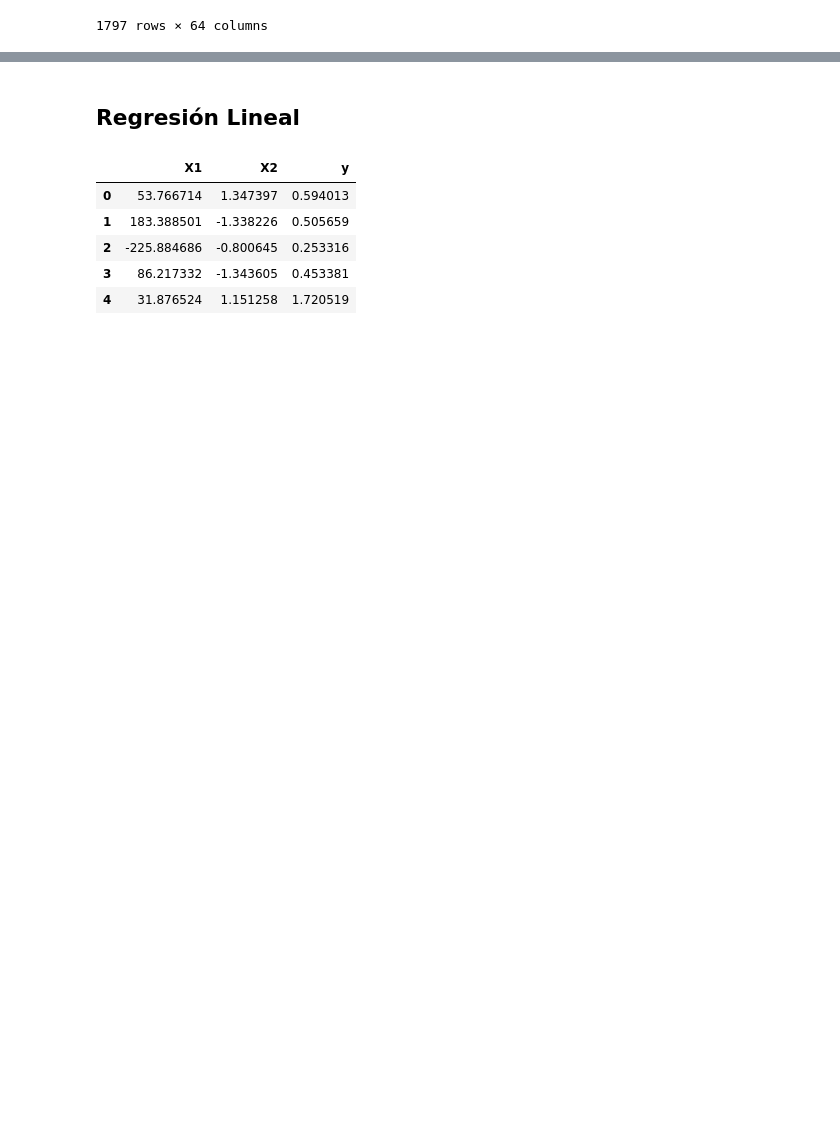
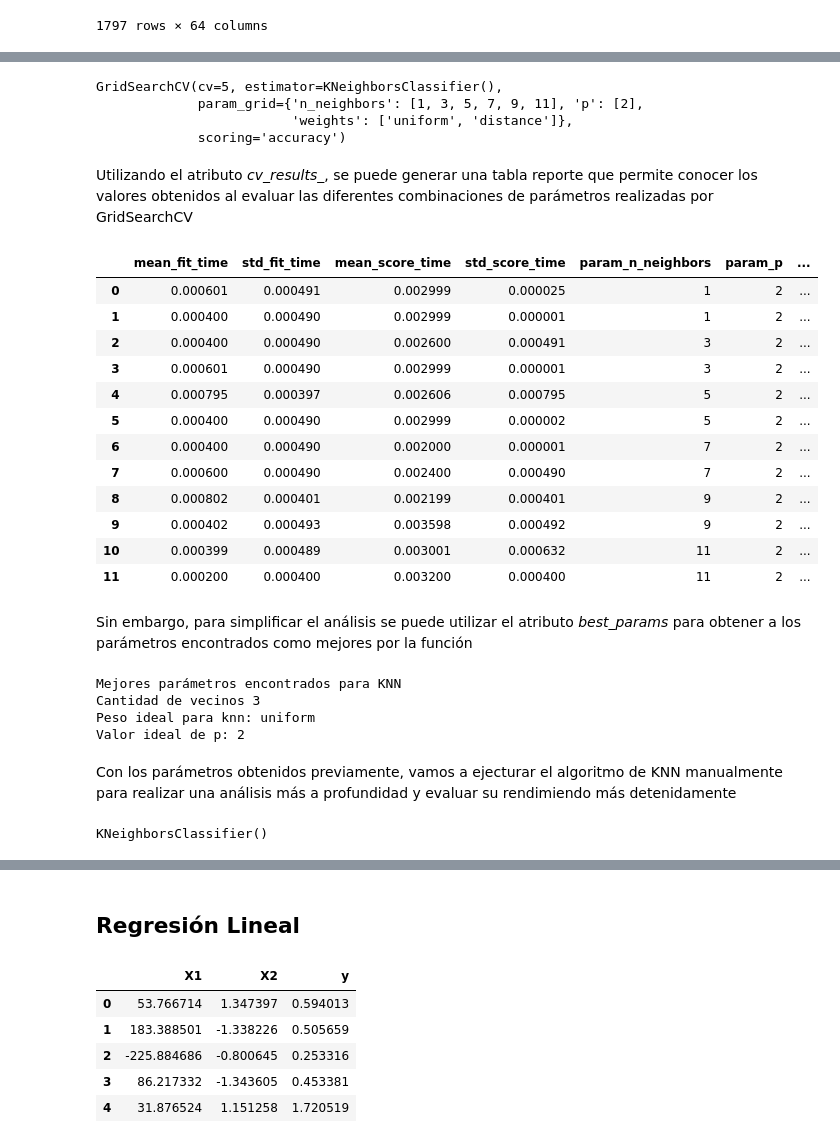
Before and after one commit to MonicaCabanas23/Clasificacion-y-Regresion-Lineal, a Jupyter notebook: Clasificacion_y_Regresion_Lineal.ipynb, the cells around one changed output, grey strips where cells are left out. Cells and saved outputs as stored; diff of their text form; code cells hidden in the pictures; blank space fills up the shorter version.

```diff
--- a/Clasificacion_y_Regresion_Lineal.ipynb
+++ b/Clasificacion_y_Regresion_Lineal.ipynb
@@ -120,0 +213,57 @@ data.describe()
+# %%
+# Using GridSearchCV to find the best hypermparameters
+parameters = {
+    'n_neighbors':[1,3,5,7,9,11],
+    'weights': ['uniform', 'distance'],
+    'p': [2]
+}
+grid =  GridSearchCV(knn,parameters,cv=5,scoring='accuracy')
+grid.fit(X_train, y_train)
+# %% [output]
+GridSearchCV(cv=5, estimator=KNeighborsClassifier(),
+             param_grid={'n_neighbors': [1, 3, 5, 7, 9, 11], 'p': [2],
+                         'weights': ['uniform', 'distance']},
+             scoring='accuracy')
+# %% [markdown]
+Utilizando el atributo _cv_results__, se puede generar una tabla reporte que permite conocer los valores obtenidos al evaluar las diferentes combinaciones de parámetros realizadas por GridSearchCV
+# %%
+analysis_grid = pd.DataFrame(grid.cv_results_)
+analysis_grid
+# %% [output]
+|  | mean_fit_time | std_fit_time | mean_score_time | std_score_time | param_n_neighbors | param_p | ... |
+| 0 | 0.000601 | 0.000491 | 0.002999 | 0.000025 | 1 | 2 | ... |
+| 1 | 0.000400 | 0.000490 | 0.002999 | 0.000001 | 1 | 2 | ... |
+| 2 | 0.000400 | 0.000490 | 0.002600 | 0.000491 | 3 | 2 | ... |
+| 3 | 0.000601 | 0.000490 | 0.002999 | 0.000001 | 3 | 2 | ... |
+| 4 | 0.000795 | 0.000397 | 0.002606 | 0.000795 | 5 | 2 | ... |
+| 5 | 0.000400 | 0.000490 | 0.002999 | 0.000002 | 5 | 2 | ... |
+| 6 | 0.000400 | 0.000490 | 0.002000 | 0.000001 | 7 | 2 | ... |
+| 7 | 0.000600 | 0.000490 | 0.002400 | 0.000490 | 7 | 2 | ... |
+| 8 | 0.000802 | 0.000401 | 0.002199 | 0.000401 | 9 | 2 | ... |
+| 9 | 0.000402 | 0.000493 | 0.003598 | 0.000492 | 9 | 2 | ... |
+| 10 | 0.000399 | 0.000489 | 0.003001 | 0.000632 | 11 | 2 | ... |
+| 11 | 0.000200 | 0.000400 | 0.003200 | 0.000400 | 11 | 2 | ... |
+# %% [markdown]
+Sin embargo, para simplificar el análisis se puede utilizar el atributo _best_params_ para obtener a los parámetros encontrados como mejores por la función
+# %%
+grid.best_params_
+print(
+    f"Mejores parámetros encontrados para KNN \n"
+    f"Cantidad de vecinos {grid.best_params_['n_neighbors']} \n"
+    f"Peso ideal para knn: {grid.best_params_['weights']} \n"
+    f"Valor ideal de p: {grid.best_params_['p']} \n"
+)
+# %% [output]
+Mejores parámetros encontrados para KNN
+Cantidad de vecinos 3
+Peso ideal para knn: uniform
+Valor ideal de p: 2
+# %% [markdown]
+Con los parámetros obtenidos previamente, vamos a ejecturar el algoritmo de KNN manualmente para realizar una análisis más a profundidad y evaluar su rendimiendo más detenidamente
+# %%
+n_neighbors = grid.best_params_['n_neighbors']
+weight = grid.best_params_['weights']
+p = grid.best_params_['p']
+knn.fit(X_train,y_train)
+# %% [output]
+KNeighborsClassifier()
```
Also changed, not shown: parts of 50 cells of this notebook.
